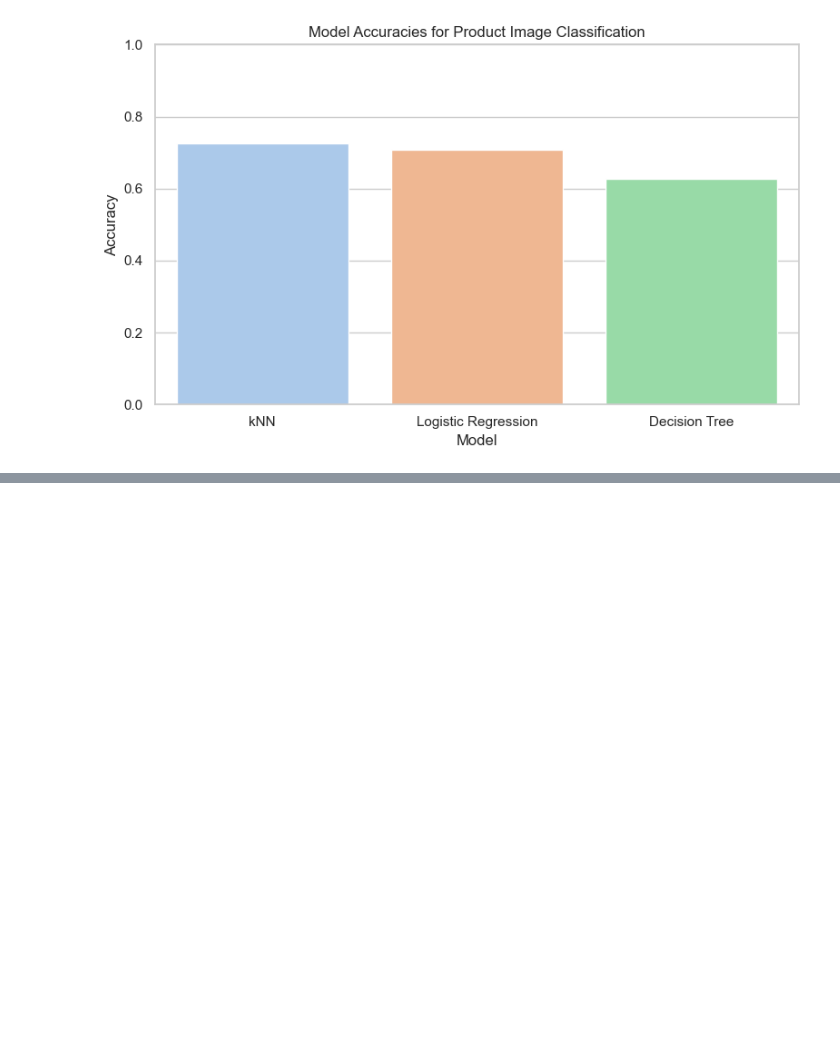
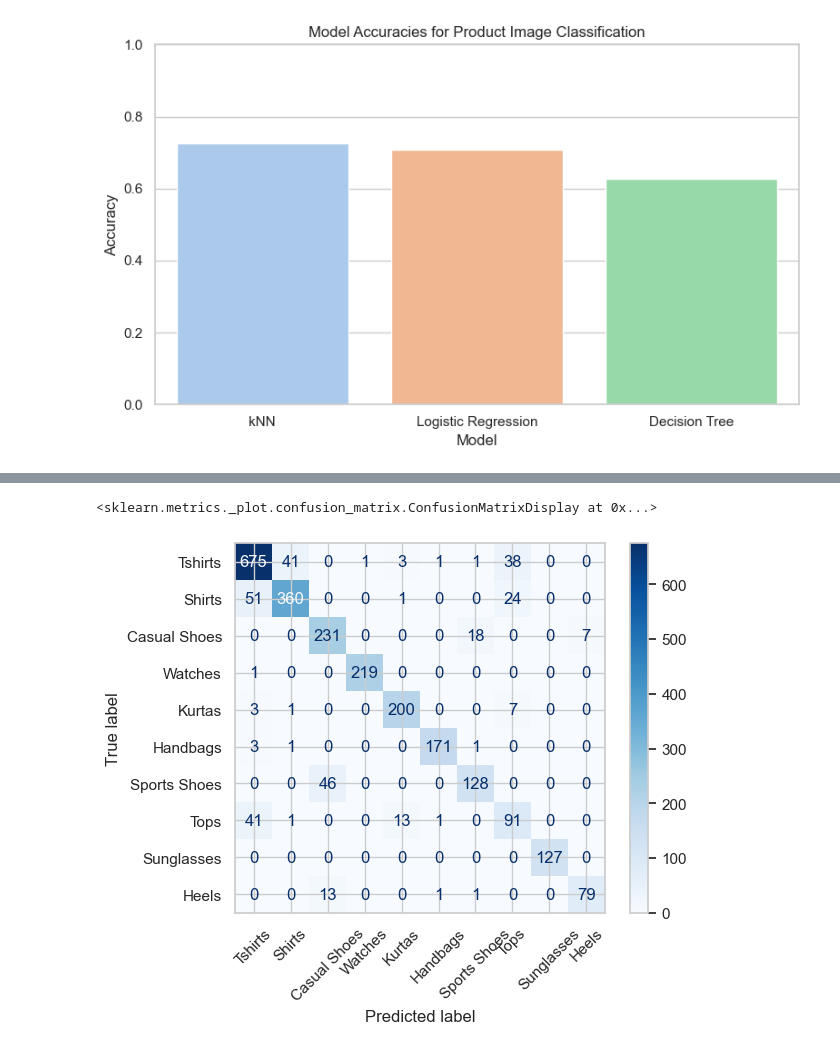
Before and after one commit to lorigreensmith06/AIML_Capstone, a Jupyter notebook: capstone_image_search.ipynb, the cells around one changed output, grey strips where cells are left out. Cells and saved outputs as stored; diff of their text form; code cells hidden in the pictures; blank space fills up the shorter version.

```diff
--- a/capstone_image_search.ipynb
+++ b/capstone_image_search.ipynb
@@ -426,0 +392,18 @@ KeyboardInterrupt:
+# %%
+from sklearn.metrics import confusion_matrix, ConfusionMatrixDisplay
+
+top_classes = y_test.value_counts().nlargest(10).index
+
+# Filter y_test and y_pred to only include these
+mask = y_test.isin(top_classes)
+filtered_y_test = y_test[mask]
+filtered_y_pred = pd.Series(y_pred, index=y_test.index)[mask]
+
+from sklearn.metrics import confusion_matrix, ConfusionMatrixDisplay
+cm = confusion_matrix(filtered_y_test, filtered_y_pred, labels=top_classes)
+
+disp = ConfusionMatrixDisplay(confusion_matrix=cm, display_labels=top_classes)
+disp.plot(cmap='Blues', xticks_rotation=45)
+# %% [output]
+<sklearn.metrics._plot.confusion_matrix.ConfusionMatrixDisplay at 0x...>
+[figure, added]
```
Also changed, not shown: parts of 12 cells of this notebook, 3 other files.
